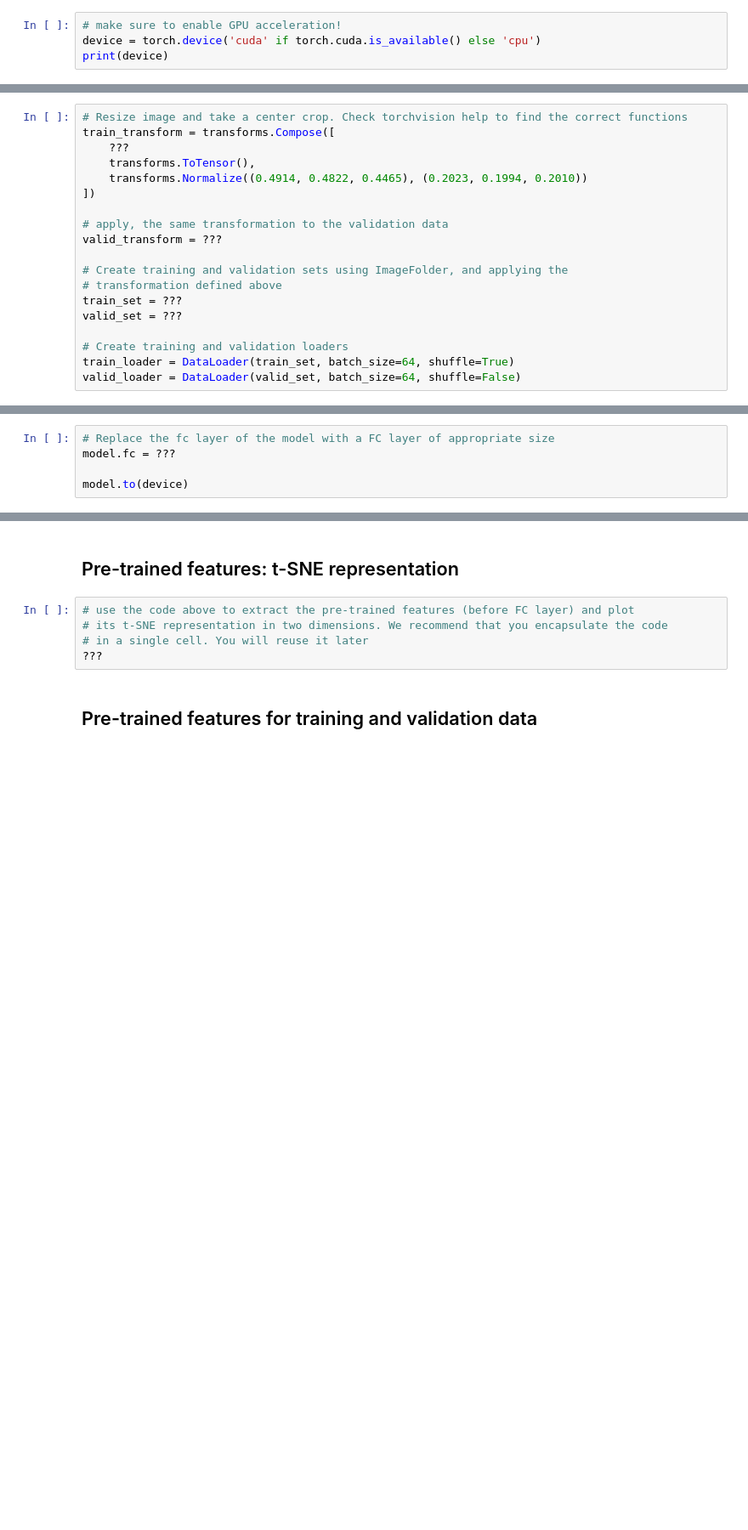
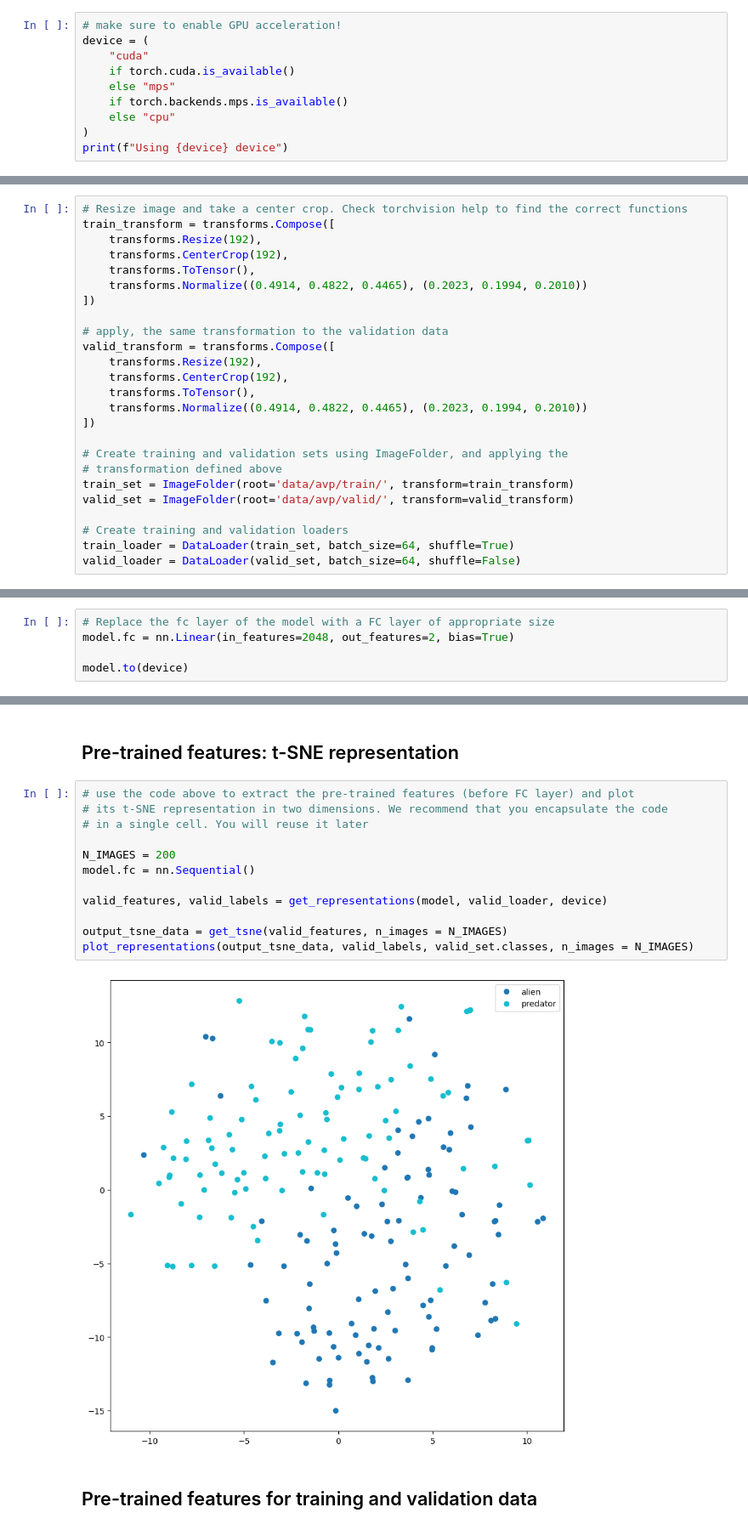
Before and after one commit to Javimh18/DL4ISP, a Jupyter notebook: Lab1/[UAM-DL4IP] Transfer Learning (3).ipynb, the cells around one changed output, grey strips where cells are left out. Shown at 85% size. Cells and saved outputs as stored; diff of their text form; blank space fills up the shorter version.

```diff
--- a/Lab1/[UAM-DL4IP] Transfer Learning (3).ipynb
+++ b/Lab1/[UAM-DL4IP] Transfer Learning (3).ipynb
@@ -63,6 +63,12 @@ import time
 Open to the Edit menu and select *Notebook settings* and check that *GPU* is selected under hardware accelerator.
 # %%
 # make sure to enable GPU acceleration!
-device = torch.device('cuda' if torch.cuda.is_available() else 'cpu')
-print(device)
+device = (
+    "cuda"
+    if torch.cuda.is_available()
+    else "mps"
+    if torch.backends.mps.is_available()
+    else "cpu"
+)
+print(f"Using {device} device")
 # %% [output]
@@ -134,18 +151,24 @@ Later, we will see more efficient ways to do this image cropping in the training
 # %%
 # Resize image and take a center crop. Check torchvision help to find the correct functions
 train_transform = transforms.Compose([
-    ???
+    transforms.Resize(192),
+    transforms.CenterCrop(192),
     transforms.ToTensor(),
     transforms.Normalize((0.4914, 0.4822, 0.4465), (0.2023, 0.1994, 0.2010))
 ])
 
 # apply, the same transformation to the validation data
-valid_transform = ???
+valid_transform = transforms.Compose([
+    transforms.Resize(192),
+    transforms.CenterCrop(192),
+    transforms.ToTensor(),
+    transforms.Normalize((0.4914, 0.4822, 0.4465), (0.2023, 0.1994, 0.2010))
+])
 
 # Create training and validation sets using ImageFolder, and applying the
 # transformation defined above
-train_set = ???
-valid_set = ???
+train_set = ImageFolder(root='data/avp/train/', transform=train_transform)
+valid_set = ImageFolder(root='data/avp/valid/', transform=valid_transform)
 
 # Create training and validation loaders
 train_loader = DataLoader(train_set, batch_size=64, shuffle=True)
@@ -168,6 +211,6 @@ model.to(device)
 This model architecture is defined to be trained in the ImageNet dataset (as in the vast majority of cases). Therefore, the last FC layer is set to output scores for the 1000 classes of the ImageNet dataset. The first thing we need to do is to change the last FC layer so it outputs the scores of our two classes (Alien and Predator)
 # %%
 # Replace the fc layer of the model with a FC layer of appropriate size
-model.fc = ???
+model.fc = nn.Linear(in_features=2048, out_features=2, bias=True)
 
 model.to(device)
@@ -409,8 +510,17 @@ Let's start with "off-the-shelf" transfer learning. Here we will just use the pr
 # %%
 # use the code above to extract the pre-trained features (before FC layer) and plot
 # its t-SNE representation in two dimensions. We recommend that you encapsulate the code
 # in a single cell. You will reuse it later
-???
+
+N_IMAGES = 200
+model.fc = nn.Sequential()
+
+valid_features, valid_labels = get_representations(model, valid_loader, device)
+
+output_tsne_data = get_tsne(valid_features, n_images = N_IMAGES)
+plot_representations(output_tsne_data, valid_labels, valid_set.classes, n_images = N_IMAGES)
+# %% [output]
+[figure, added]
 # %% [markdown]
 ## Pre-trained features for training and validation data
 # %%
```
Also changed, not shown: parts of 33 cells of this notebook, 4 other files.
